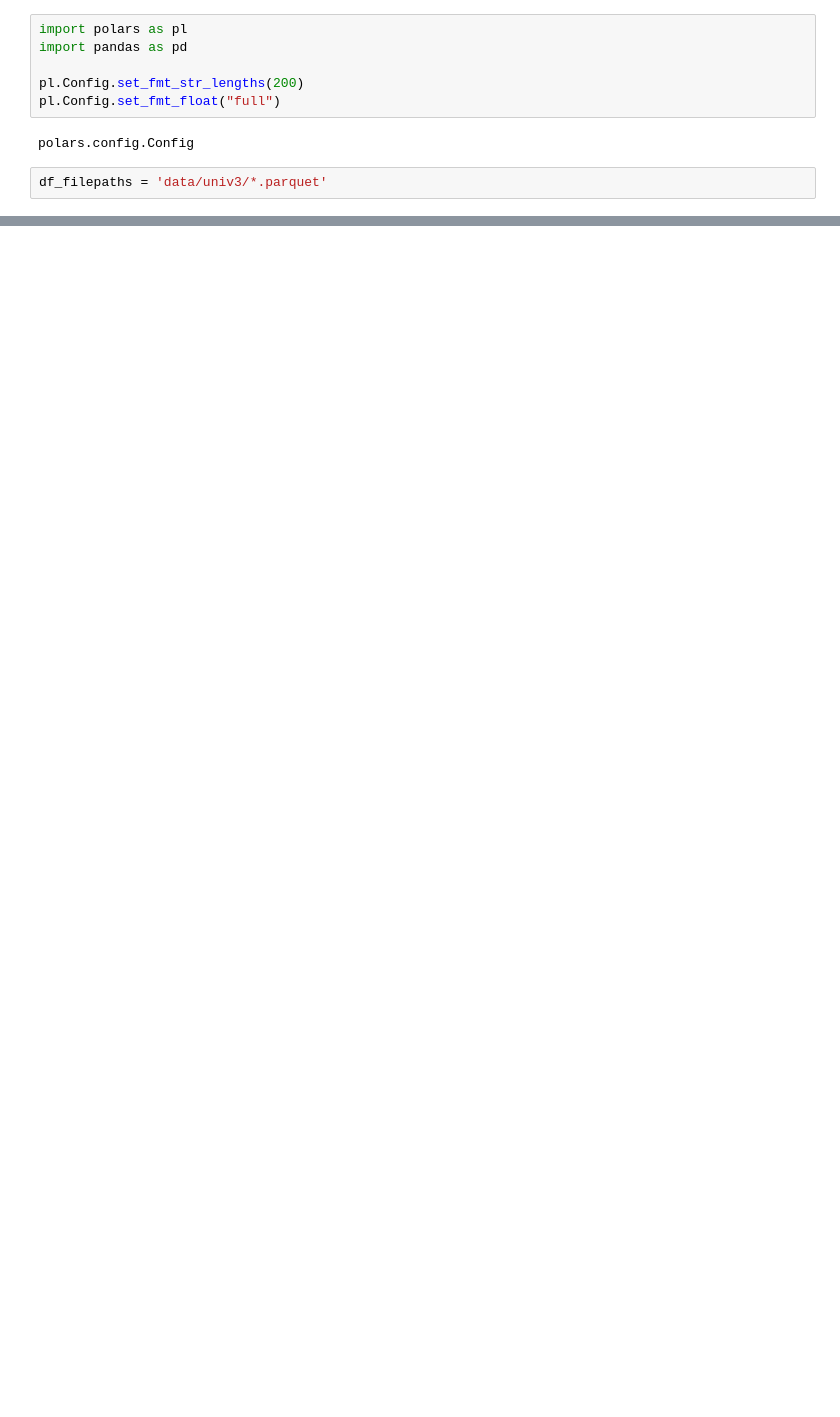
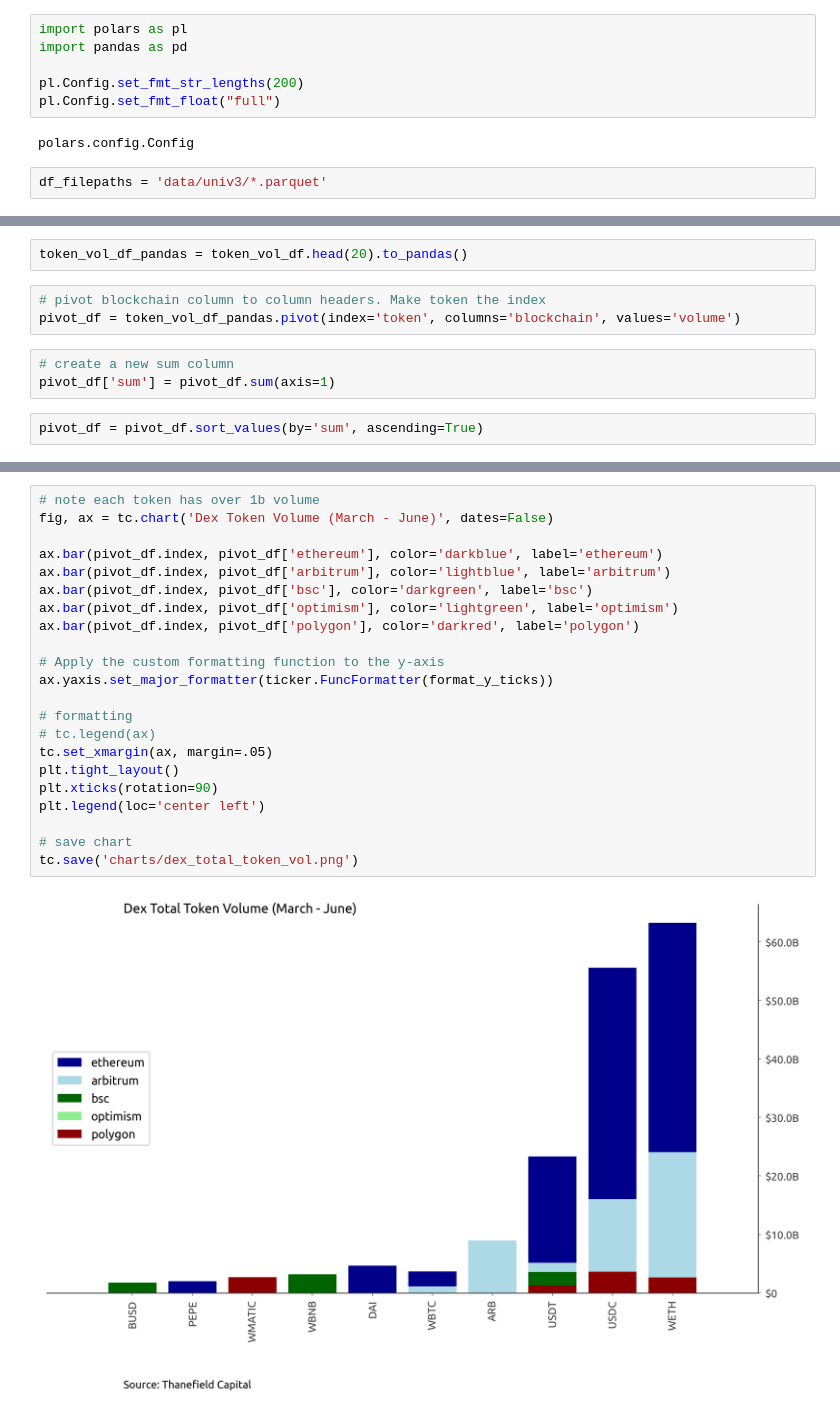
Before and after one commit to Evan-Kim2028/cross_chain_dexes, a Jupyter notebook: flow_tokens.ipynb, the cells around one changed output, grey strips where cells are left out. Saved outputs shown, nothing was run; the diff lists cells and outputs as text; blank space fills up the shorter version.

```diff
--- a/flow_tokens.ipynb
+++ b/flow_tokens.ipynb
@@ -165,0 +110,10 @@ pd_monthly_chart['timestamp'] = pd.to_datetime(pd_monthly_chart['timestamp']).dt
+# %%
+token_vol_df_pandas = token_vol_df.head(20).to_pandas()
+# %%
+# pivot blockchain column to column headers. Make token the index
+pivot_df = token_vol_df_pandas.pivot(index='token', columns='blockchain', values='volume')
+# %%
+# create a new sum column
+pivot_df['sum'] = pivot_df.sum(axis=1)
+# %%
+pivot_df = pivot_df.sort_values(by='sum', ascending=True)
@@ -190,0 +151,24 @@ plt.show()
+# %%
+# note each token has over 1b volume
+fig, ax = tc.chart('Dex Token Volume (March - June)', dates=False)
+
+ax.bar(pivot_df.index, pivot_df['ethereum'], color='darkblue', label='ethereum')
+ax.bar(pivot_df.index, pivot_df['arbitrum'], color='lightblue', label='arbitrum')
+ax.bar(pivot_df.index, pivot_df['bsc'], color='darkgreen', label='bsc')
+ax.bar(pivot_df.index, pivot_df['optimism'], color='lightgreen', label='optimism')
+ax.bar(pivot_df.index, pivot_df['polygon'], color='darkred', label='polygon')
+
+# Apply the custom formatting function to the y-axis
+ax.yaxis.set_major_formatter(ticker.FuncFormatter(format_y_ticks))
+
+# formatting
+# tc.legend(ax)
+tc.set_xmargin(ax, margin=.05)
+plt.tight_layout()
+plt.xticks(rotation=90)
+plt.legend(loc='center left')
+
+# save chart
+tc.save('charts/dex_total_token_vol.png')
+# %% [output]
+[figure, added]
```
Also changed, not shown: parts of 23 cells of this notebook, 2 other files.
